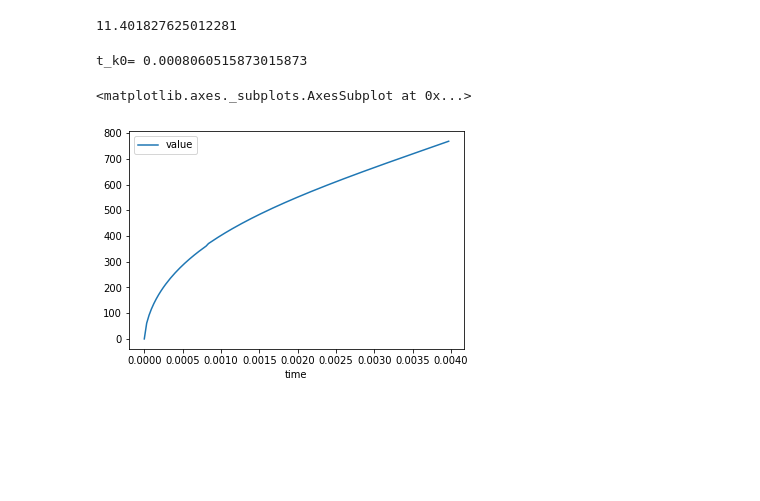
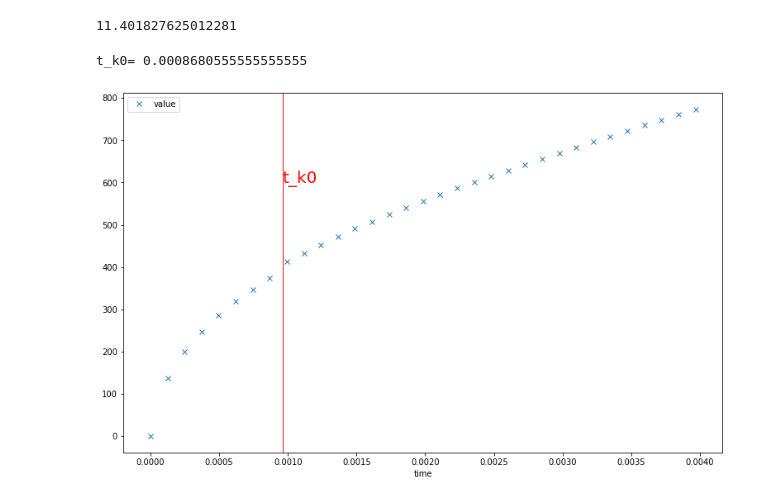
Before and after one commit to nicolahcm/finance-master-thesis, a Jupyter notebook: EulerDiscretizationScheme.ipynb, the cells around one changed output. Saved outputs shown, nothing was run; the diff lists cells and outputs as text; code cells hidden in the pictures; blank space fills up the shorter version.

```diff
--- a/EulerDiscretizationScheme.ipynb
+++ b/EulerDiscretizationScheme.ipynb
@@ -163,7 +160,8 @@ def computing_psi_n(n):
 
     disc_times = [k*T/n for k in range(0,n+1)]
 
-    theta = theta_n(n)
+    theta = 0.9
+    #theta = theta_n(n) # Only In This Example, Because The Theta fixed at the beginning would go out otherwise!
 
 
 
@@ -207,10 +205,18 @@ def computing_psi_n(n):
     print("t_k0=", t_k_0)
 
     #return disc_times, values_assumed_in_disc_times
-    return pd.DataFrame({"time": disc_times, "value": values_assumed_in_disc_times})
+    return pd.DataFrame({"time": disc_times, "value": values_assumed_in_disc_times}), t_k_0
-# %%
-computing_psi_n(128).set_index('time').plot()
-# %% [output]
-t_k0= 0.0008060515873015873
-<matplotlib.axes._subplots.AxesSubplot at 0x...>
-[figure, removed]
+# %%
+tk0 = 0.0009610615079365079
+# %%
+plot = computing_psi_n(32).set_index('time').plot( marker="x", linewidth=0)
+
+plot.axvline(x = tk0, linewidth=1, color='r')
+plot.text(tk0,600,"t_k0",rotation=0, fontsize= 20, color="r")
+
+
+fig = plot.get_figure()
+fig.set_size_inches(13, 8)
+# %% [output]
+t_k0= 0.0008680555555555555
+[figure, added]
```
Also changed, not shown: parts of 11 cells of this notebook, 6 other files.
